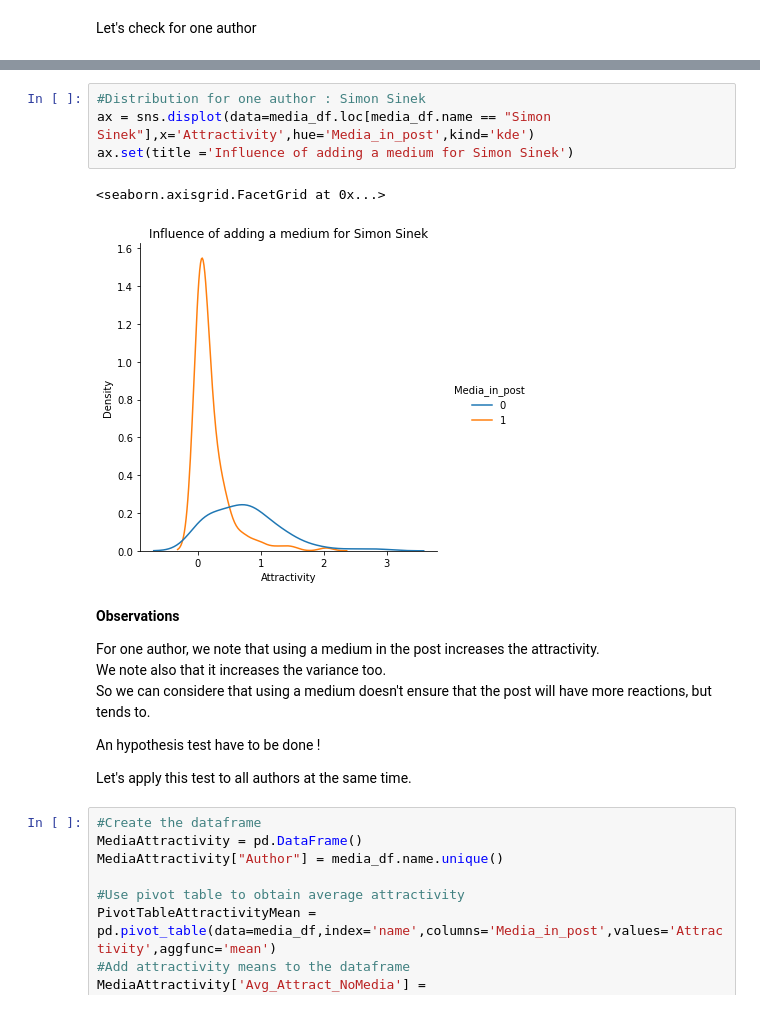
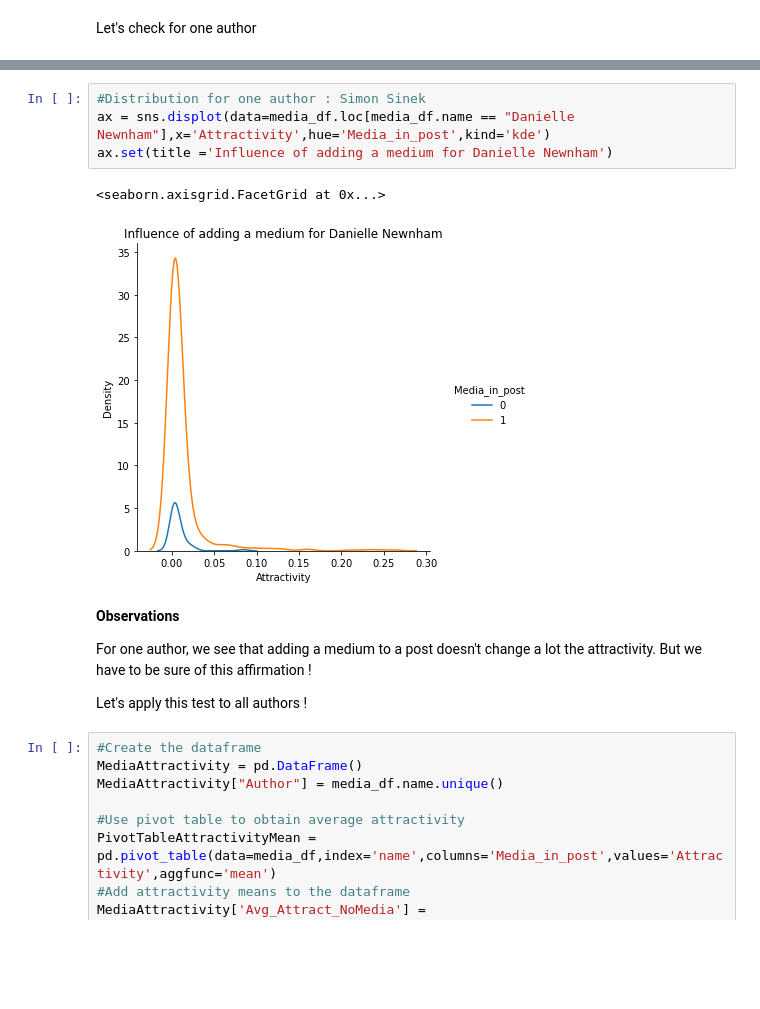
Before and after one commit to jeremyarancio/Linkedin_Posts_Analysis, a Jupyter notebook: 0_Project_notebook.ipynb, the cells around one changed output, grey strips where cells are left out. Saved outputs shown, nothing was run; the diff lists cells and outputs as text; blank space fills up the shorter version.

Commit message:
A mistake was corrected
Simon Sinek medium presence, we misunderstood a graph with attractivity distribution

```diff
--- a/0_Project_notebook.ipynb
+++ b/0_Project_notebook.ipynb
@@ -567,20 +587,16 @@ Let's check for one author
 # %%
 #Distribution for one author : Simon Sinek
-ax = sns.displot(data=media_df.loc[media_df.name == "Simon Sinek"],x='Attractivity',hue='Media_in_post',kind='kde')
-ax.set(title ='Influence of adding a medium for Simon Sinek')
+ax = sns.displot(data=media_df.loc[media_df.name == "Danielle Newnham"],x='Attractivity',hue='Media_in_post',kind='kde')
+ax.set(title ='Influence of adding a medium for Danielle Newnham')
 # %% [output]
 <seaborn.axisgrid.FacetGrid at 0x...>
-[figure, old version]
+[figure, new version]
 # %% [markdown]
 **Observations**
 
-For one author, we note that using a medium in the post increases the attractivity.
-We note also that it increases the variance too.
-So we can considere that using a medium doesn't ensure that the post will have more reactions, but tends to.
+For one author, we see that adding a medium to a post doesn't change a lot the attractivity. But we have to be sure of this affirmation !
 
-An hypothesis test have to be done !
-
-Let's apply this test to all authors at the same time.
+Let's apply this test to all authors !
 # %%
 #Create the dataframe
 MediaAttractivity = pd.DataFrame()
```
Also changed, not shown: parts of 1 cell of this notebook.
